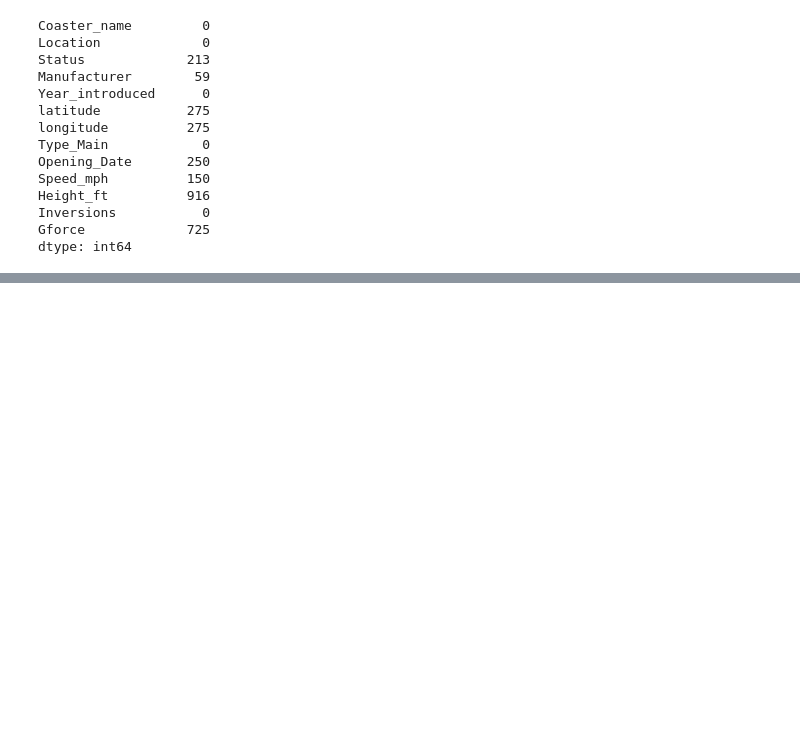
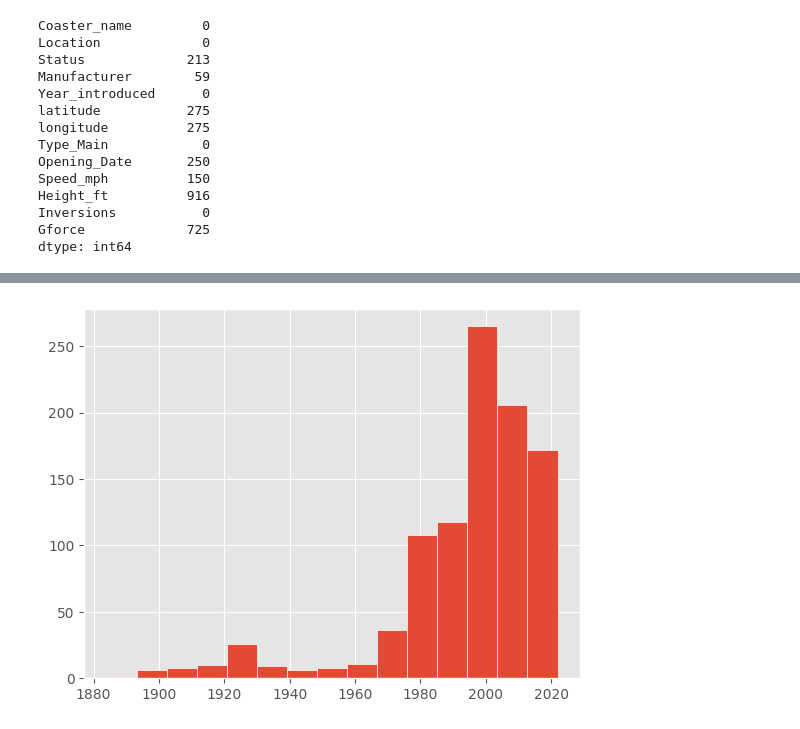
Before and after one commit to ShrDar/ML-Revision, a Jupyter notebook: Rev - EDA.ipynb, the cells around one changed output, grey strips where cells are left out. Saved outputs shown, nothing was run; the diff lists cells and outputs as text; code cells hidden in the pictures; blank space fills up the shorter version.

```diff
--- a/Rev - EDA.ipynb
+++ b/Rev - EDA.ipynb
@@ -221,0 +297,5 @@ dtype: int64
+# %%
+plt.hist(x = subsetted_df['Year_introduced'], bins = 15, edgecolor = "#FFFFFF")
+plt.show()
+# %% [output]
+[figure, added]
```
Also changed, not shown: parts of 24 cells of this notebook.
